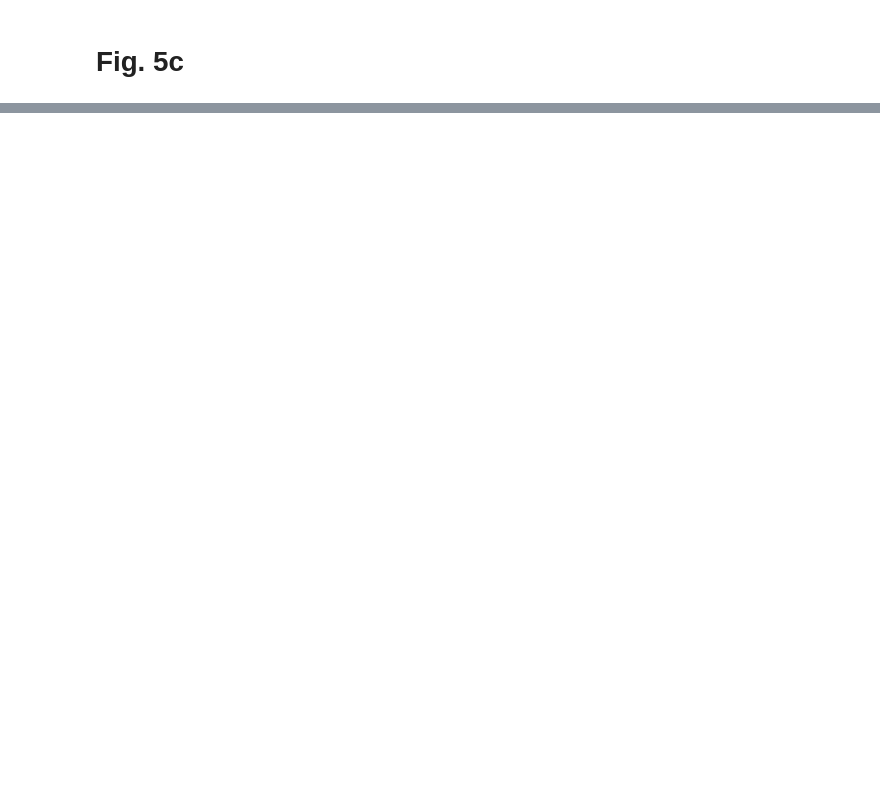
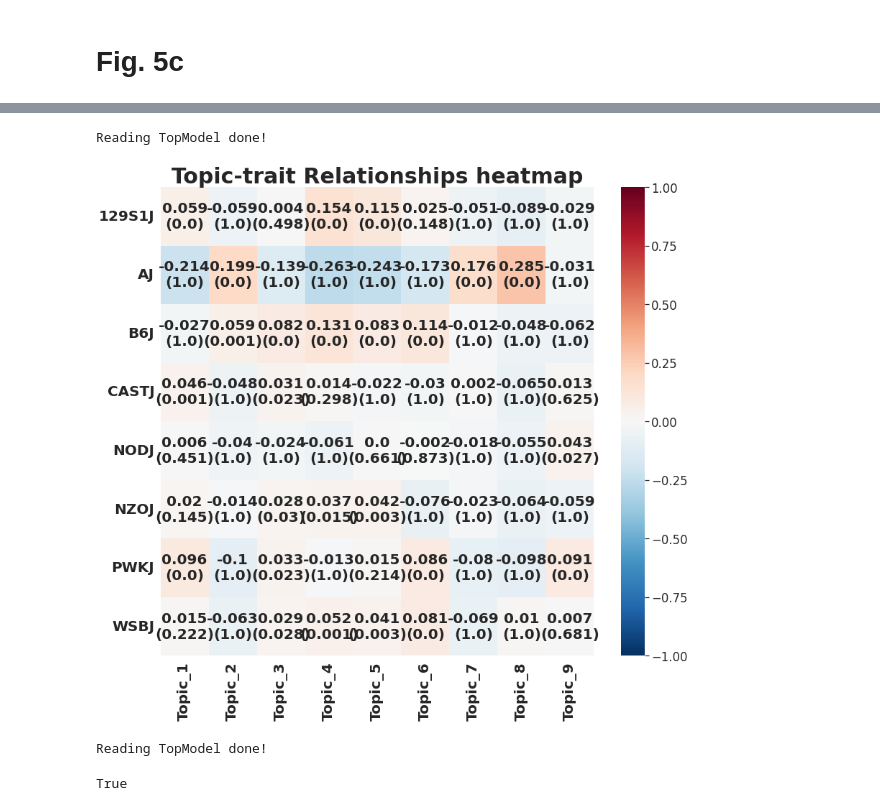
Before and after one commit to mortazavilab/8cube_manuscript, a Jupyter notebook: notebooks/Fig5.ipynb, the cells around one changed output, grey strips where cells are left out. Saved outputs shown, nothing was run; the diff lists cells and outputs as text; code cells hidden in the pictures; blank space fills up the shorter version.

```diff
--- a/notebooks/Fig5.ipynb
+++ b/notebooks/Fig5.ipynb
@@ -199,0 +352,13 @@ plt.show()
+# %%
+analysis_top_model =  Topyfic.read_topModel(f"../scripts/topyfic/{tissue}/analysis_{tissue}_{k}.p")
+
+metadata = ['Genotype']
+
+analysis_top_model.TopicTraitRelationshipHeatmap(metaData=metadata,
+                                                 save=True,
+                                                 file_format='pdf',
+                                                 file_name=f'../fig5/{tissue}_{k}_topic-traitRelationships'
+                                                )
+# %% [output]
+Reading TopModel done!
+[figure, added]
@@ -199,0 +367,5 @@ plt.show()
+# %%
+analysis_tissue = Topyfic.read_topModel(f"../scripts/topyfic/Satellite/analysis_{tissue}_{k}.p")
+df = analysis_tissue.cell_participation.to_df()
+# %% [output]
+Reading TopModel done!
@@ -199,0 +379,37 @@ plt.show()
+# %%
+cluster_ids = sch.fcluster(linkage, t=4, criterion='maxclust')  # Create 4 clusters
+
+print(adata.obs.index.equals(df.index))
+
+adata.obs['subcluster'] = cluster_ids
+adata.obs['subcluster'] = "satellite cell subcluster " + adata.obs['subcluster'].astype(str)
+
+swap_mapping = {
+    'satellite cell subcluster 1': 'temporary 1',  # Use temporary labels to avoid overwriting
+    'satellite cell subcluster 2': 'temporary 2',
+    'satellite cell subcluster 3': 'satellite cell subcluster 1',
+    'satellite cell subcluster 4': 'satellite cell subcluster 2',
+    'temporary 1': 'satellite cell subcluster 3',
+    'temporary 2': 'satellite cell subcluster 4'
+}
+
+adata.obs['subcluster'] = adata.obs['subcluster'].replace(swap_mapping)
+
+swap_mapping = {
+    'temporary 1': 'satellite cell subcluster 3',
+    'temporary 2': 'satellite cell subcluster 4'
+}
+
+adata.obs['subcluster'] = adata.obs['subcluster'].replace(swap_mapping)
+
+
+row_df = pd.DataFrame({
+    'cellID': adata.obs.index,       # Assuming the index of df contains cell IDs
+    'subcluster': adata.obs['subcluster'],
+    'Genotype': adata.obs['Genotype']
+})
+
+col_df = pd.DataFrame(df.columns, columns=['Topic'])
+col_df = col_df.set_index('Topic', drop=False)
+# %% [output]
+True
```
Also changed, not shown: parts of 47 cells of this notebook, 21 other files.
